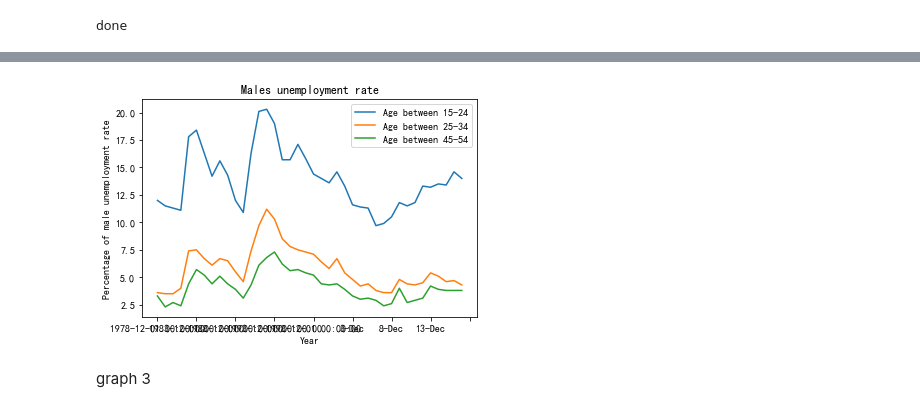
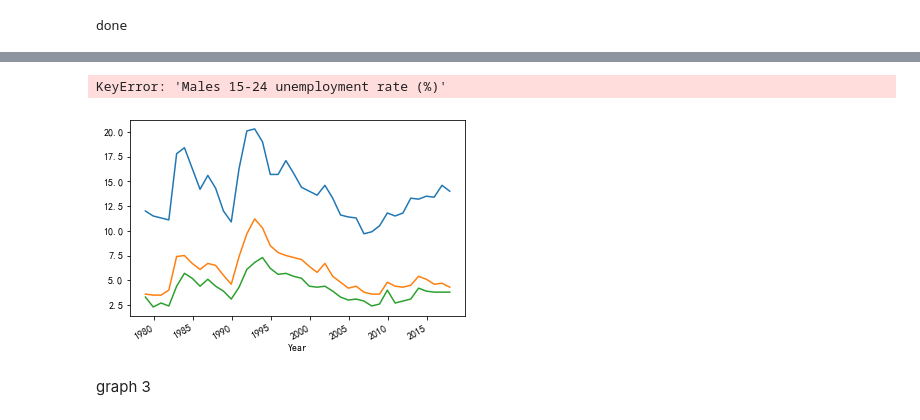
Before and after one commit to JIngzhiKao/data_project, a Jupyter notebook: final presentation.ipynb, the cells around one changed output, grey strips where cells are left out. Cells and saved outputs as stored; diff of their text form; code cells hidden in the pictures.

```diff
--- a/final presentation.ipynb
+++ b/final presentation.ipynb
@@ -254,19 +253,28 @@ males = males.set_index("Year")
 # %%
 
 males['Males 15-24 unemployment rate (%)'].plot(label="Age between 15-24")
 males['Males 25-34 unemployment rate (%)'].plot(label="Age between 25-34")
 males['Males 45-54 unemployment rate (%)'].plot(label="Age between 45-54")
 
 
+i_max = female['Males 15-24 unemployment rate (%)'].idxmax()
+high = female.loc[i_max]['Males 15-24 unemployment rate (%)']
+plt.annotate(f"High: {high}%, {i_max}", (i_max, high))
 
+
+
+i_min = female['Males 45-54 unemployment rate (%)'].idxmin()
+low = female.loc[i_min]['Males 45-54 unemployment rate (%)']
+plt.annotate(f"low: {low}%, {i_min}", (i_min, low))
 
 
 plt.ylabel('Percentage of male unemployment rate')
 plt.title('Males unemployment rate')
 plt.legend(loc='upper right')
 plt.show()
 # %% [output]
+KeyError: 'Males 15-24 unemployment rate (%)'
-[figure, old version]
+[figure, new version]
 # %% [markdown]
 graph 3
 # %%
```
Also changed, not shown: parts of 2 cells of this notebook.
